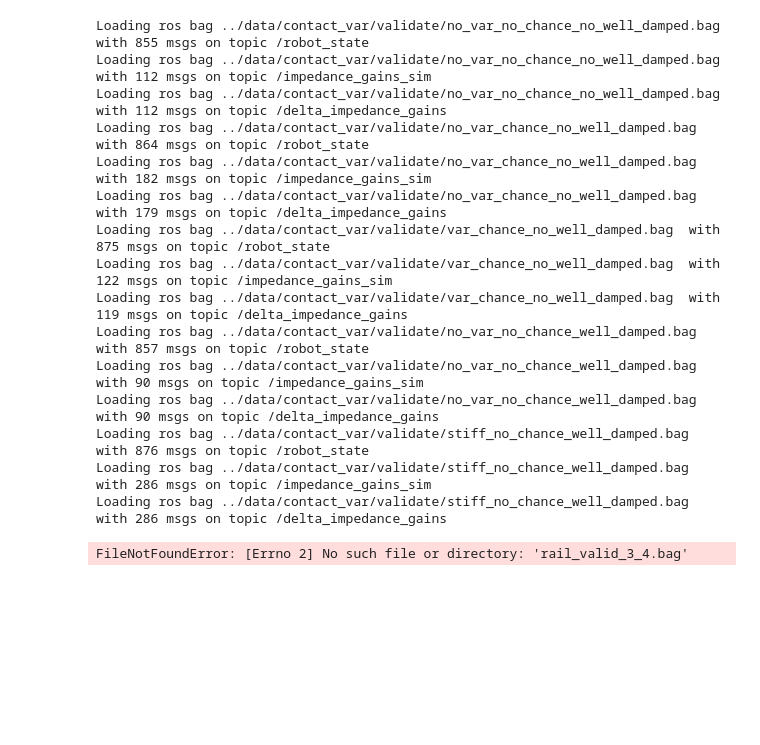
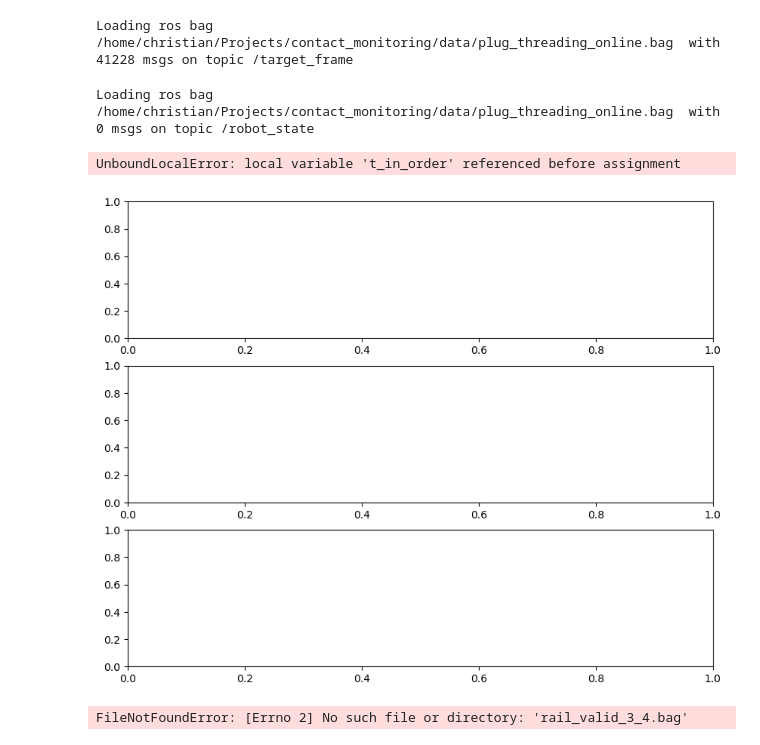
Before and after one commit to khaninger/contact_monitoring, a Jupyter notebook: rosbag_plot.ipynb, the cells around one changed output. Drawn from its saved outputs; the diff is of its cells as text; code cells hidden in the pictures; blank space fills up the shorter version.

```diff
--- a/rosbag_plot.ipynb
+++ b/rosbag_plot.ipynb
@@ -83,63 +137,60 @@ Failed to load Python extension for LZ4 support. LZ4 compression will not be ava
+# %%
+### Comparing with and without variance in contact
+# %matplotlib
+path = '/home/christian/Projects/contact_monitoring/data/'
+bag = 'plug_threading_online.bag'
+
+contact_state_msgs = bag_loader(path+bag, map_joint_state, topic_name = 'contact_mode')
+FT_msgs = bag_loader(path+bag, map_wrench, topic_name = 'wrench')
+des_FT_msgs = bag_loader(path+bag, map_wrench, topic_name = 'target_wrench')
+des_pose_msgs = bag_loader(path+bag, map_point_msgs, topic_name = 'target_frame')
+# %% [output]
+Loading ros bag /home/christian/Projects/contact_monitoring/data/plug_threading_online.bag  with 41228 msgs on topic /target_frame
 # %%
 ### Comparing with and without variance in contact
 # %matplotlib
-path = '../data/contact_var/validate/'
-baggies = [ 'no_var_no_chance_no_well_damped.bag',
-            'no_var_chance_no_well_damped.bag',
-            'var_chance_no_well_damped.bag',
-            'no_var_no_chance_well_damped.bag',
-            'stiff_no_chance_well_damped.bag',
+path = '/home/christian/Projects/contact_monitoring/data/'
+baggies = [ 'plug_threading_online.bag'
           ]
-namies = [ 'Baseline',
-           'Chance constraint',
-           'Env variance + chance const.',
-           'Well-damped constraint',
-           'Well-damped constraint + Stiff contact'
+topics = [ 'contact_mode',  # JointState message with name, position where positoin is the similarity
+           # 'tool_data',
+           'wrench' # WrenchStamped FT measurements
+           'target_frame', # desired pose for admittance ctrl
+           'target_wrench', # desired force for admittance trl
          ]
 fig, axs = plt.subplots(3, figsize=(10,8))
 #fig.suptitle("Contact with GP-MPC")
 cols = ['r', 'b', 'b-.', 'k', 'k-.']
 for bag, name in zip(baggies, namies):
     col = cols.pop(0)
-    state_msgs = bag_loader(path+bag, map_robot_state, topic_name = 'robot_state')
-    imp_msgs = bag_loader(path+bag, map_impedance_gains, topic_name = 'impedance_gains_sim')
-    delta_imp_msgs = bag_loader(path+bag, map_delta_impedance_gains, topic_name = 'delta_impedance_gains')
-    state_msgs = get_aligned_msgs(imp_msgs, state_msgs)
-    delta_imp_msgs = get_aligned_msgs(imp_msgs, delta_imp_msgs)
+    contact_state_msgs = bag_loader(path+bag, map_joint_state, topic_name = 'contact_mode')
+    FT_msgs = bag_loader(path+bag, map_impedance_gains, topic_name = 'wrench')
+    des_FT_msgs = bag_loader(path+bag, map_impedance_gains, topic_name = 'target_wrench')
+    des_pose_msgs = bag_loader(path+bag, map_impedance_gains, topic_name = 'target_frame')
+
+
 
     ind = 2
     #plt.figure(figsize=(6,3), dpi= 100)
 
     axs[0].plot(-state_msgs['pos'][2,:], delta_imp_msgs['Fd'][ind], col, label = name)
     #axs[0].plot(imp_msgs['t'], delta_imp_msgs['Fd'][ind], col, label = name)
     axs[1].plot(-state_msgs['pos'][2,:], imp_msgs['B'][ind], col)
     axs[2].plot(-state_msgs['pos'][2,:], imp_msgs['M'][ind], col)
 
 axs[0].legend()
 for i in range(3): axs[i].grid(True)
 #for i in range(3): axs[i].set_xlim([-0.525,-0.343])
 plt.xlabel('Time (sec)')
 axs[0].set(ylabel='F^r (N)', title = 'Desired force')
 axs[1].set(ylabel='D (Nm/s))', title = 'Imp damping')
 axs[2].set(ylabel='M (kg)', title = 'Imp inertia')
 plt.tight_layout()
 plt.show()
 # %% [output]
-Loading ros bag ../data/contact_var/validate/no_var_no_chance_no_well_damped.bag  with 855 msgs on topic /robot_state
-Loading ros bag ../data/contact_var/validate/no_var_no_chance_no_well_damped.bag  with 112 msgs on topic /impedance_gains_sim
-Loading ros bag ../data/contact_var/validate/no_var_no_chance_no_well_damped.bag  with 112 msgs on topic /delta_impedance_gains
-Loading ros bag ../data/contact_var/validate/no_var_chance_no_well_damped.bag  with 864 msgs on topic /robot_state
-Loading ros bag ../data/contact_var/validate/no_var_chance_no_well_damped.bag  with 182 msgs on topic /impedance_gains_sim
-Loading ros bag ../data/contact_var/validate/no_var_chance_no_well_damped.bag  with 179 msgs on topic /delta_impedance_gains
-Loading ros bag ../data/contact_var/validate/var_chance_no_well_damped.bag  with 875 msgs on topic /robot_state
-Loading ros bag ../data/contact_var/validate/var_chance_no_well_damped.bag  with 122 msgs on topic /impedance_gains_sim
-Loading ros bag ../data/contact_var/validate/var_chance_no_well_damped.bag  with 119 msgs on topic /delta_impedance_gains
-Loading ros bag ../data/contact_var/validate/no_var_no_chance_well_damped.bag  with 857 msgs on topic /robot_state
-Loading ros bag ../data/contact_var/validate/no_var_no_chance_well_damped.bag  with 90 msgs on topic /impedance_gains_sim
-Loading ros bag ../data/contact_var/validate/no_var_no_chance_well_damped.bag  with 90 msgs on topic /delta_impedance_gains
-Loading ros bag ../data/contact_var/validate/stiff_no_chance_well_damped.bag  with 876 msgs on topic /robot_state
-Loading ros bag ../data/contact_var/validate/stiff_no_chance_well_damped.bag  with 286 msgs on topic /impedance_gains_sim
-Loading ros bag ../data/contact_var/validate/stiff_no_chance_well_damped.bag  with 286 msgs on topic /delta_impedance_gains
+Loading ros bag /home/christian/Projects/contact_monitoring/data/plug_threading_online.bag  with 0 msgs on topic /robot_state
+UnboundLocalError: local variable 't_in_order' referenced before assignment
+[figure, added]
 # %%
 # Plotting rail assembly over time
 # %matplotlib
```
Also changed, not shown: parts of 2 cells of this notebook, 1 other file.
